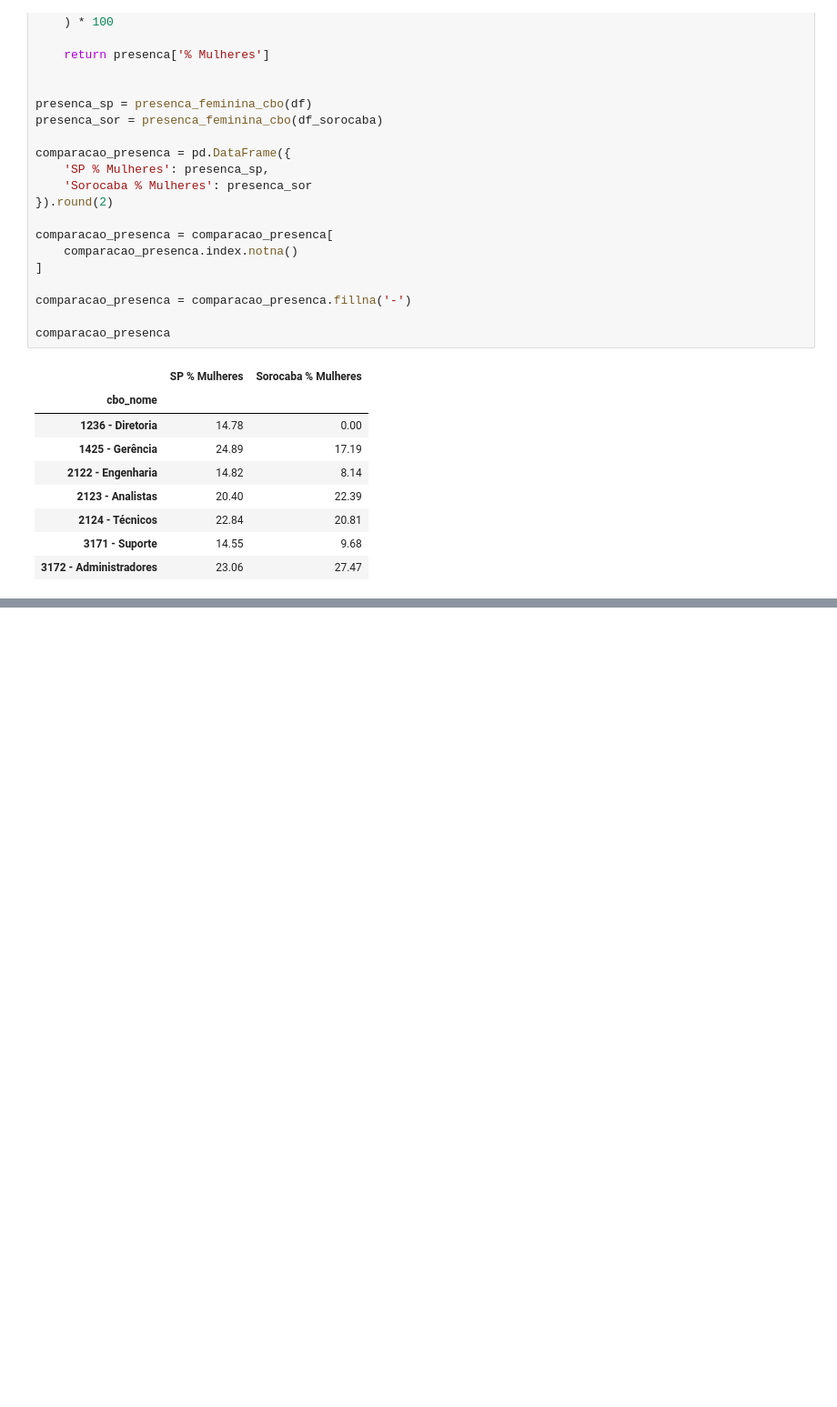
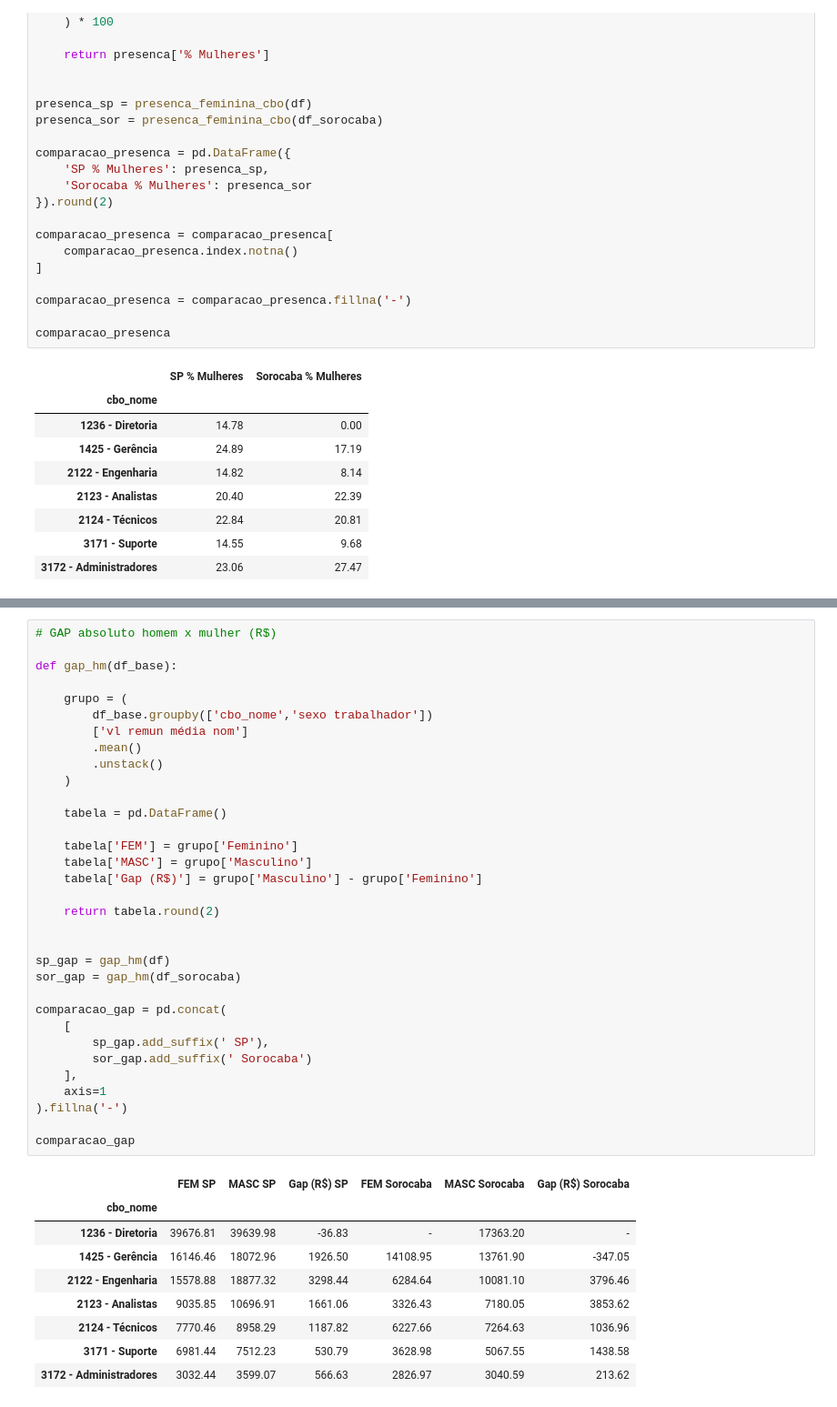
Before and after one commit to ricardo-gmarques/estagio, a Jupyter notebook: analise_rais2023_sorocaba.ipynb, the cells around one changed output, grey strips where cells are left out. Shown at 91% size. Saved outputs shown, nothing was run; the diff lists cells and outputs as text; blank space fills up the shorter version.

```diff
--- a/analise_rais2023_sorocaba.ipynb
+++ b/analise_rais2023_sorocaba.ipynb
@@ -1001,0 +1095,43 @@ A comparação da participação feminina por ocupação evidencia que, em algum
+# %%
+# GAP absoluto homem x mulher (R$)
+
+def gap_hm(df_base):
+
+    grupo = (
+        df_base.groupby(['cbo_nome','sexo trabalhador'])
+        ['vl remun média nom']
+        .mean()
+        .unstack()
+    )
+
+    tabela = pd.DataFrame()
+
+    tabela['FEM'] = grupo['Feminino']
+    tabela['MASC'] = grupo['Masculino']
+    tabela['Gap (R$)'] = grupo['Masculino'] - grupo['Feminino']
+
+    return tabela.round(2)
+
+
+sp_gap = gap_hm(df)
+sor_gap = gap_hm(df_sorocaba)
+
+comparacao_gap = pd.concat(
+    [
+        sp_gap.add_suffix(' SP'),
+        sor_gap.add_suffix(' Sorocaba')
+    ],
+    axis=1
+).fillna('-')
+
+comparacao_gap
+# %% [output]
+|  | FEM SP | MASC SP | Gap (R$) SP | FEM Sorocaba | MASC Sorocaba | Gap (R$) Sorocaba |
+| cbo_nome |  |  |  |  |  |  |
+| 1236 - Diretoria | 39676.81 | 39639.98 | -36.83 | - | 17363.20 | - |
+| 1425 - Gerência | 16146.46 | 18072.96 | 1926.50 | 14108.95 | 13761.90 | -347.05 |
+| 2122 - Engenharia | 15578.88 | 18877.32 | 3298.44 | 6284.64 | 10081.10 | 3796.46 |
+| 2123 - Analistas | 9035.85 | 10696.91 | 1661.06 | 3326.43 | 7180.05 | 3853.62 |
+| 2124 - Técnicos | 7770.46 | 8958.29 | 1187.82 | 6227.66 | 7264.63 | 1036.96 |
+| 3171 - Suporte | 6981.44 | 7512.23 | 530.79 | 3628.98 | 5067.55 | 1438.58 |
+| 3172 - Administradores | 3032.44 | 3599.07 | 566.63 | 2826.97 | 3040.59 | 213.62 |
```
Also changed, not shown: parts of 5 cells of this notebook.
